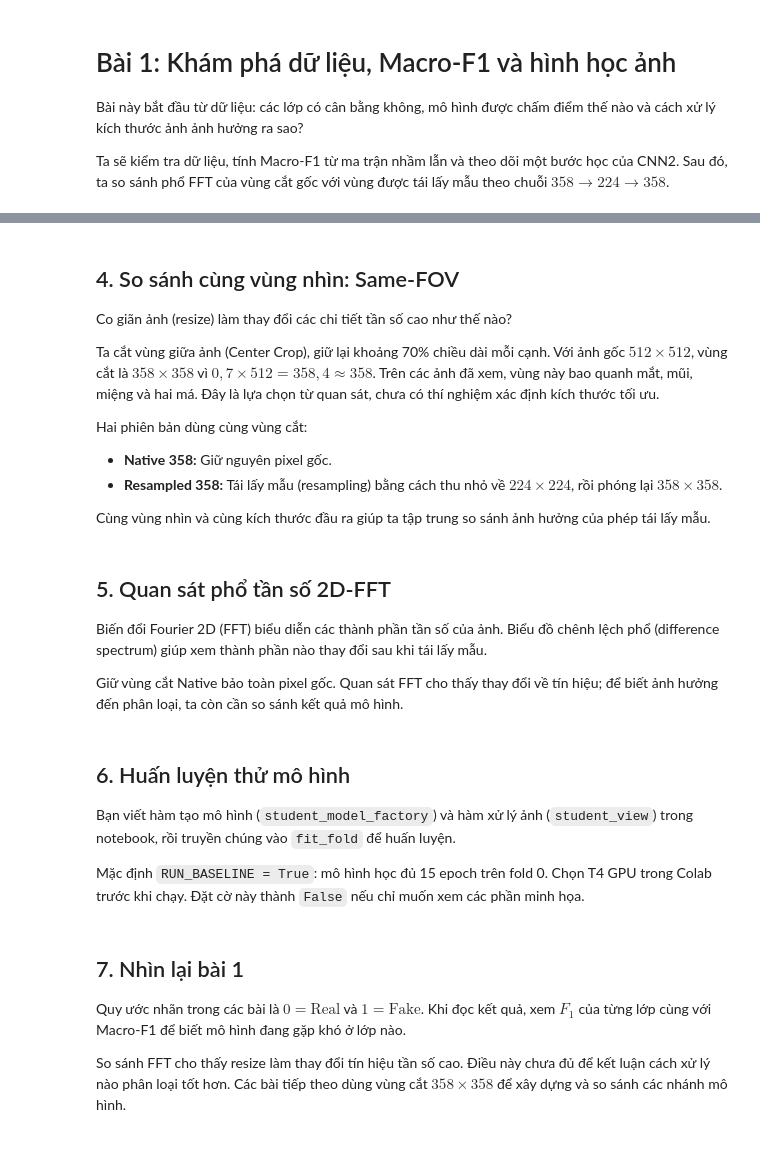
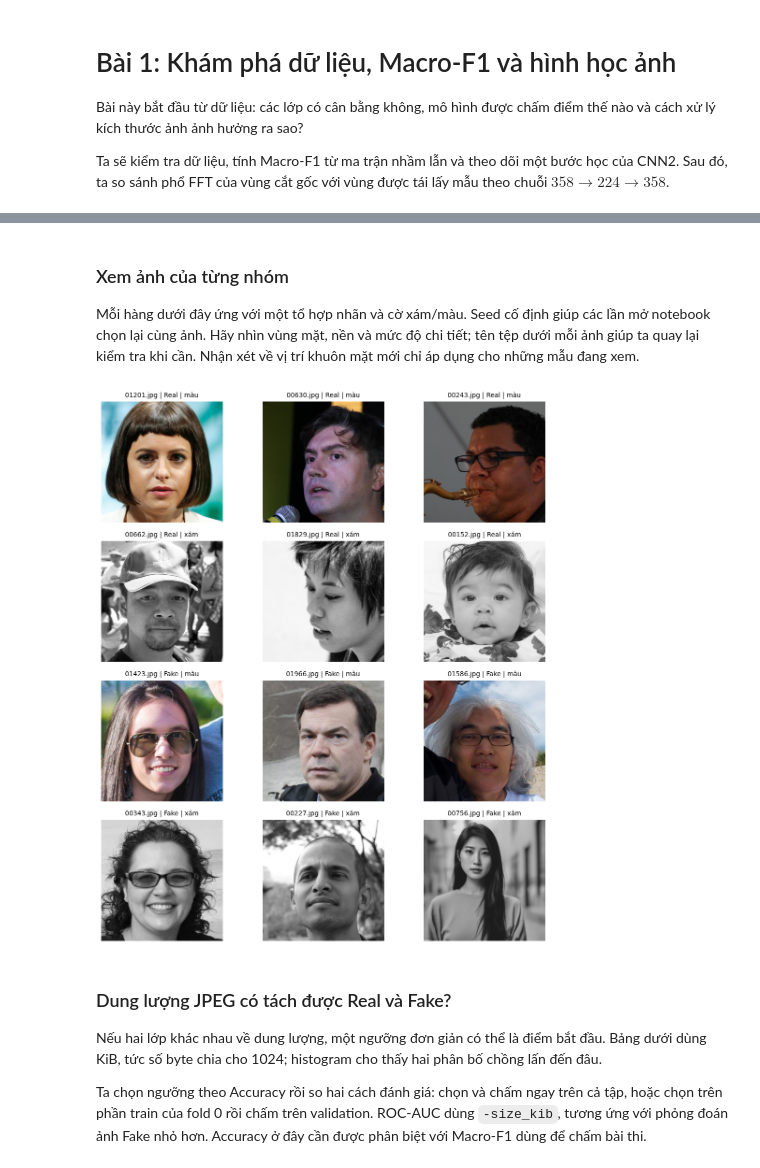
Before and after one commit to Purin1410/Olympic_AI_PTIT_2026_preliminary_round, a Jupyter notebook: AI_LA_AI/notebooks/01_eda_baseline_geometry.ipynb, the cells around one changed output, grey strips where cells are left out. Drawn from its saved outputs; the diff is of its cells as text; code cells hidden in the pictures.

Commit message:
Refresh teaching notebooks and simplify reader documentation

```diff
--- a/AI_LA_AI/notebooks/01_eda_baseline_geometry.ipynb
+++ b/AI_LA_AI/notebooks/01_eda_baseline_geometry.ipynb
@@ -95,21 +134,9 @@ Sau khi có đầu ra, ta tính loss Cross-Entropy, lan truyền ngược và c
 # %%
-import torch
-from torch import nn
-
-class CNN2(nn.Module):
-    def __init__(self, num_classes=2):
-        super().__init__()
-        self.features = nn.Sequential(
-            nn.Conv2d(3, 16, 3, padding=1), nn.ReLU(), nn.MaxPool2d(2),
-            nn.Conv2d(16, 32, 3, padding=1), nn.ReLU(), nn.AdaptiveAvgPool2d(1))
-        self.classifier = nn.Linear(32, num_classes)
-    def forward(self, x):
-        return self.classifier(self.features(x).flatten(1))
-
-demo_model = CNN2()
-demo_optimizer = torch.optim.AdamW(demo_model.parameters(), lr=1e-3)
-demo_logits = demo_model(torch.rand(2, 3, 358, 358))
-demo_loss = nn.functional.cross_entropy(demo_logits, torch.tensor([0, 1]))
-demo_loss.backward()
-demo_optimizer.step()
-print("Logits:", tuple(demo_logits.shape), "Loss:", float(demo_loss.detach()))
+census = image_census(train)
+display(census.groupby("label").agg(n=("file_name", "size"), gray=("is_gray", "sum"), near_gray=("near_gray", "sum")))
+display(census.groupby(["width", "height", "mode"]).size().rename("Số ảnh").reset_index())
+duplicates = census[census.duplicated("sha256", keep=False)]
+print("Ảnh thuộc nhóm trùng byte:", len(duplicates))
+if not duplicates.empty:
+    display(duplicates[["file_name", "label", "sha256"]].head(20))
+census.to_csv(ws.output_root / "eda_image_census.csv", index=False)
@@ -116,28 +151,23 @@ print("Logits:", tuple(demo_logits.shape), "Loss:", float(demo_loss.detach()))
 # %% [markdown]
-## 4. So sánh cùng vùng nhìn: Same-FOV
+### Xem ảnh của từng nhóm
 
-Co giãn ảnh (resize) làm thay đổi các chi tiết tần số cao như thế nào?
-
-Ta cắt vùng giữa ảnh (Center Crop), giữ lại khoảng 70% chiều dài mỗi cạnh. Với ảnh gốc $512 \times 512$, vùng cắt là $358 \times 358$ vì $0{,}7 \times 512 = 358{,}4 \approx 358$. Trên các ảnh đã xem, vùng này bao quanh mắt, mũi, miệng và hai má. Đây là lựa chọn từ quan sát, chưa có thí nghiệm xác định kích thước tối ưu.
-
-Hai phiên bản dùng cùng vùng cắt:
-- **Native 358:** Giữ nguyên pixel gốc.
-- **Resampled 358:** Tái lấy mẫu (resampling) bằng cách thu nhỏ về $224 \times 224$, rồi phóng lại $358 \times 358$.
-
-Cùng vùng nhìn và cùng kích thước đầu ra giúp ta tập trung so sánh ảnh hưởng của phép tái lấy mẫu.
+Mỗi hàng dưới đây ứng với một tổ hợp nhãn và cờ xám/màu. Seed cố định giúp các lần mở notebook chọn lại cùng ảnh. Hãy nhìn vùng mặt, nền và mức độ chi tiết; tên tệp dưới mỗi ảnh giúp ta quay lại kiểm tra khi cần. Nhận xét về vị trí khuôn mặt mới chỉ áp dụng cho những mẫu đang xem.
 # %%
-from ailaai.transforms import native_view, resampled_view
-from ailaai.data import decode_rgb
-sample = train.iloc[0]
-image = decode_rgb(sample.path)
-native = native_view(image)
-resampled = resampled_view(image, crop=358, size=224)
-print("Native:", tuple(native.shape), "Resampled:", tuple(resampled.shape))
-assert native.shape == resampled.shape == (3, 358, 358)
+fig, axes = plt.subplots(4, 3, figsize=(10, 11))
+for row_index, (label, gray) in enumerate([(0, False), (0, True), (1, False), (1, True)]):
+    group = census[(census.label == label) & (census.is_gray == gray)]
+    selected = group.sample(min(3, len(group)), random_state=2026)
+    for ax in axes[row_index]: ax.axis("off")
+    for ax, row in zip(axes[row_index], selected.itertuples()):
+        with Image.open(row.path) as im: ax.imshow(im.convert("RGB"))
+        ax.set_title(f'{row.file_name} | {"Fake" if label else "Real"} | {"xám" if gray else "màu"}', fontsize=9)
+fig.tight_layout(); plt.show()
+# %% [output]
+[figure, added]
 # %% [markdown]
-## 5. Quan sát phổ tần số 2D-FFT
+### Dung lượng JPEG có tách được Real và Fake?
 
-Biến đổi Fourier 2D (FFT) biểu diễn các thành phần tần số của ảnh. Biểu đồ chênh lệch phổ (difference spectrum) giúp xem thành phần nào thay đổi sau khi tái lấy mẫu.
+Nếu hai lớp khác nhau về dung lượng, một ngưỡng đơn giản có thể là điểm bắt đầu. Bảng dưới dùng KiB, tức số byte chia cho 1024; histogram cho thấy hai phân bố chồng lấn đến đâu.
 
-Giữ vùng cắt Native bảo toàn pixel gốc. Quan sát FFT cho thấy thay đổi về tín hiệu; để biết ảnh hưởng đến phân loại, ta còn cần so sánh kết quả mô hình.
+Ta chọn ngưỡng theo Accuracy rồi so hai cách đánh giá: chọn và chấm ngay trên cả tập, hoặc chọn trên phần train của fold 0 rồi chấm trên validation. ROC-AUC dùng `-size_kib`, tương ứng với phỏng đoán ảnh Fake nhỏ hơn. Accuracy ở đây cần được phân biệt với Macro-F1 dùng để chấm bài thi.
 # %%
@@ -147,6 +187,0 @@ plot_spectra(native, resampled, names=("Native 358", "Resampled 358"))
-# %% [markdown]
-## 6. Huấn luyện thử mô hình
-
-Bạn viết hàm tạo mô hình (`student_model_factory`) và hàm xử lý ảnh (`student_view`) trong notebook, rồi truyền chúng vào `fit_fold` để huấn luyện.
-
-Mặc định `RUN_BASELINE = True`: mô hình học đủ 15 epoch trên fold 0. Chọn T4 GPU trong Colab trước khi chạy. Đặt cờ này thành `False` nếu chỉ muốn xem các phần minh họa.
@@ -171,6 +187,0 @@ if RUN_BASELINE:
-# %% [markdown]
-## 7. Nhìn lại bài 1
-
-Quy ước nhãn trong các bài là $0 = \text{Real}$ và $1 = \text{Fake}$. Khi đọc kết quả, xem $F_1$ của từng lớp cùng với Macro-F1 để biết mô hình đang gặp khó ở lớp nào.
-
-So sánh FFT cho thấy resize làm thay đổi tín hiệu tần số cao. Điều này chưa đủ để kết luận cách xử lý nào phân loại tốt hơn. Các bài tiếp theo dùng vùng cắt $358 \times 358$ để xây dựng và so sánh các nhánh mô hình.
```
Also changed, not shown: parts of 57 cells of this notebook, 30 other files.
